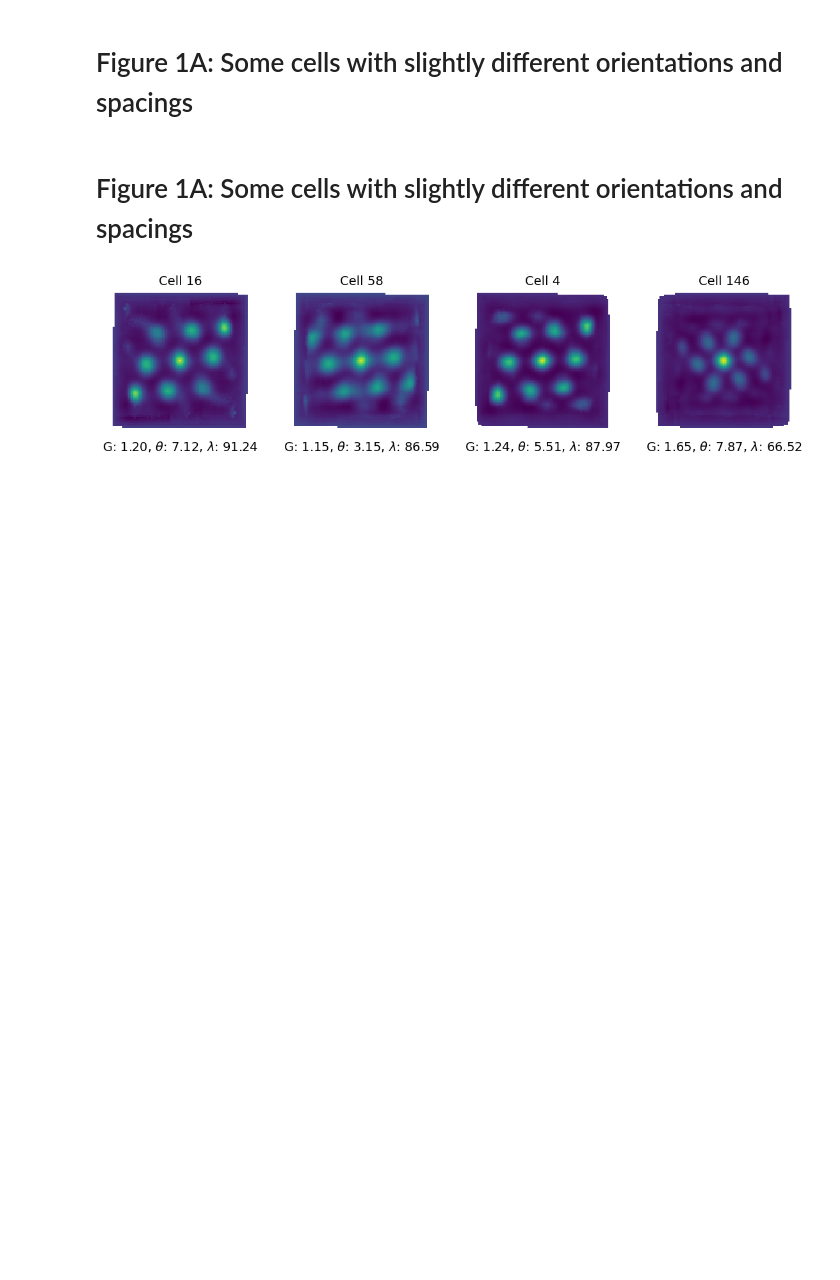
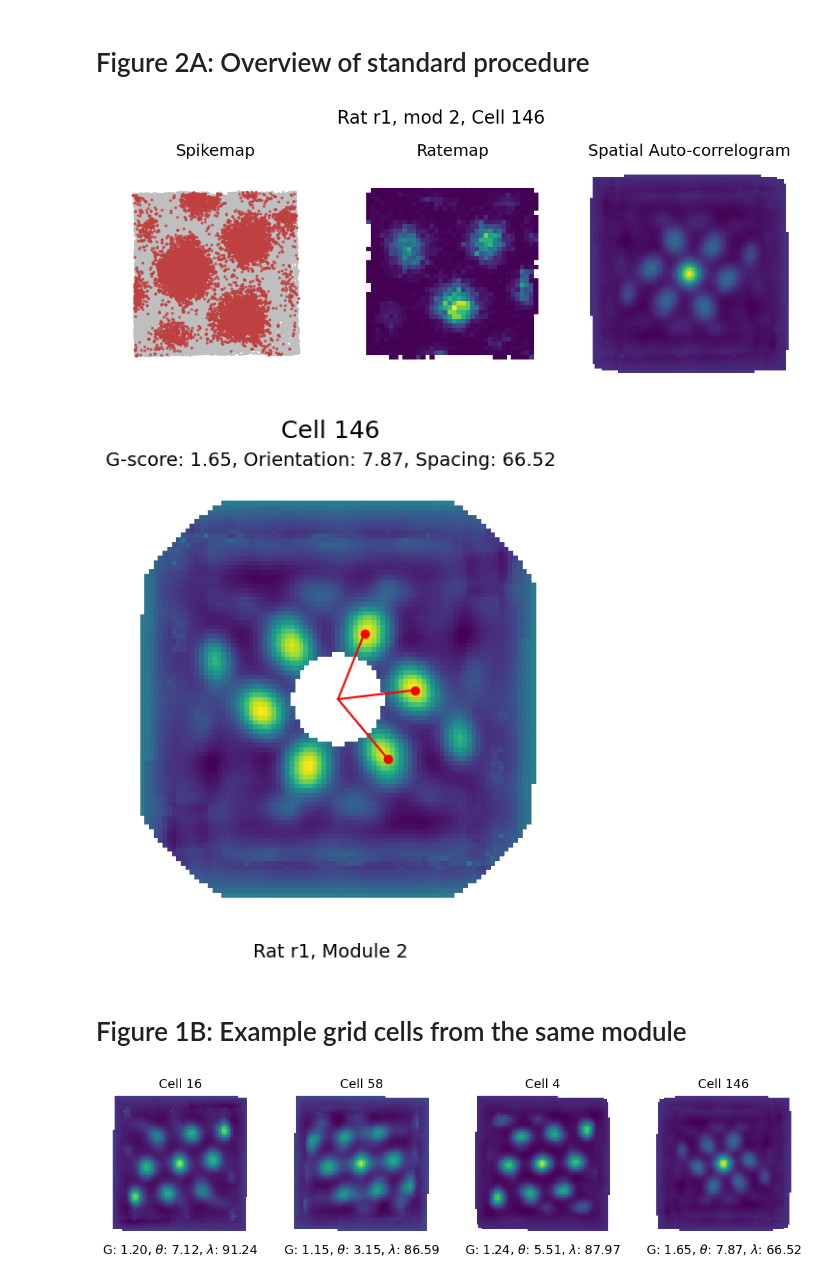
Before and after one commit to ucsb-goard-lab/Robust-Grid-Cell-Variability, a Jupyter notebook: Variability analysis/main-figure-notebooks/figure-1.ipynb, the cells around one changed output. Drawn from its saved outputs; the diff is of its cells as text; code cells hidden in the pictures; blank space fills up the shorter version.

```diff
--- a/Variability analysis/main-figure-notebooks/figure-1.ipynb
+++ b/Variability analysis/main-figure-notebooks/figure-1.ipynb
@@ -21,2 +33,0 @@ Directory C:\Users\acostamendoza\projects\Grid-orientation-project\results\r12 a
-# %% [markdown]
-# Figure 1A: Some cells with slightly different orientations and spacings
@@ -25,5 +34,46 @@ fig_directory = r'C:\Users\acostamendoza\Box\grid-cell-project\figure_2'
-# %% [markdown]
-# Figure 1A: Some cells with slightly different orientations and spacings
+# %% [markdown]
+# Figure 2A: Overview of standard procedure
+# %%
+cell = 146
+
+ratemap = G.Scorer.calculate_ratemap(cell = cell)
+mask = G.Scorer.get_ring_mask(G.mask_radius, 1)
+sac = G.Scorer.calculate_sac(cell)
+
+fig, axes = plt.subplots(1, 3, figsize=(14, 6))
+# set figure title
+fig.suptitle('Rat ' + str(rat) +', mod ' + mod + ', Cell {}'.format(cell), fontsize = 20)
+# bring figure closer to title
+fig.subplots_adjust(top=1)
+# have less space between subplots
+fig.subplots_adjust(wspace=0.05)
+
+axes[0].plot( G.x,  G.y, color='grey', alpha=0.5)
+axes[0].scatter(G.x[G.spikes[cell] != 0], G.y[G.spikes[cell] != 0], color='red', alpha=0.7, s=5)
+axes[0].set_xlim(-1, 1)
+axes[0].set_ylim(-1, 1)
+axes[0].set_title('Spikemap', fontsize = 18)
+
+axes[1].pcolor(np.linspace(-1, 1, 50), np.linspace(-1, 1, 50), ratemap)
+axes[1].set_title('Ratemap', fontsize = 18)
+
+masked_sac = np.ma.masked_where(sac == 0, sac)
+cmap = matplotlib.colormaps['viridis']
+cmap.set_bad(color='white')
+axes[2].imshow(masked_sac)
+
+axes[2].set_title('Spatial Auto-correlogram', fontsize = 18)
+
+for ax in axes:
+    ax.set_aspect('equal')
+    ax.axis('off')
+
+G.show_orientation_and_spacing(146)
+# %% [output]
+[figure, added]
+[figure, added]
+# %% [markdown]
+# Figure 1B: Example grid cells from the same module
 # %%
 # cell 48 has orientation of 4.29, G = 1.22
 # cell 65 has orientation of 7.47, G = 1.23
```
Also changed, not shown: parts of 16 cells of this notebook.
